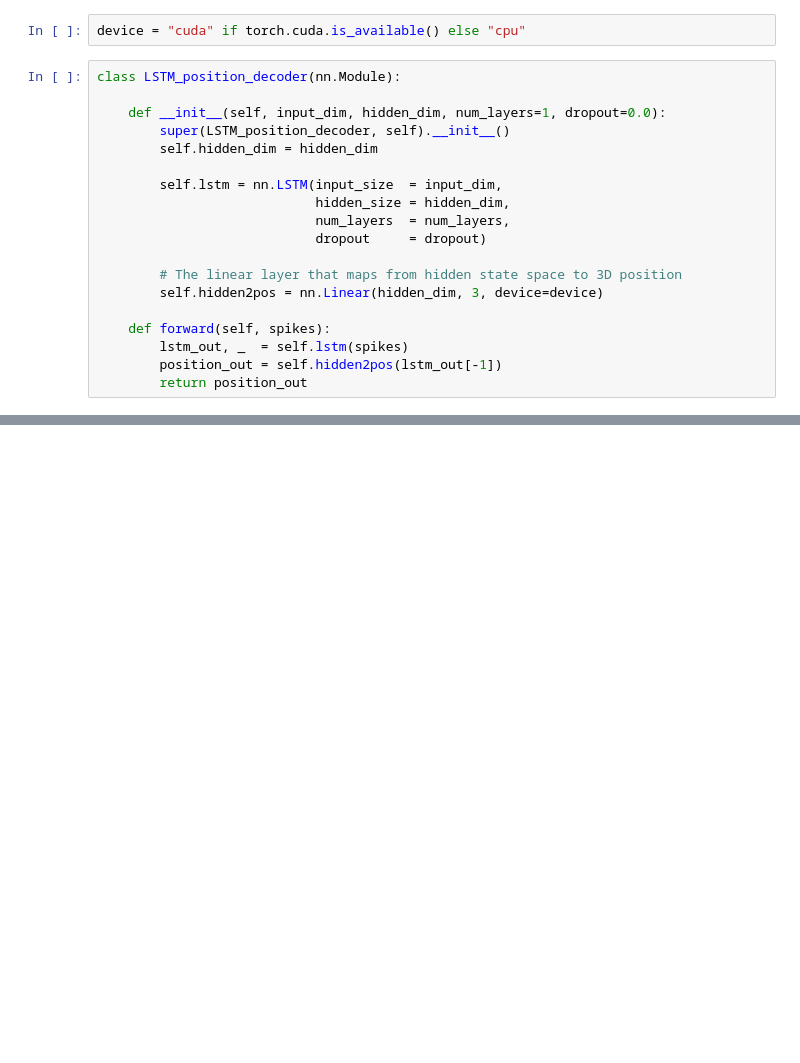
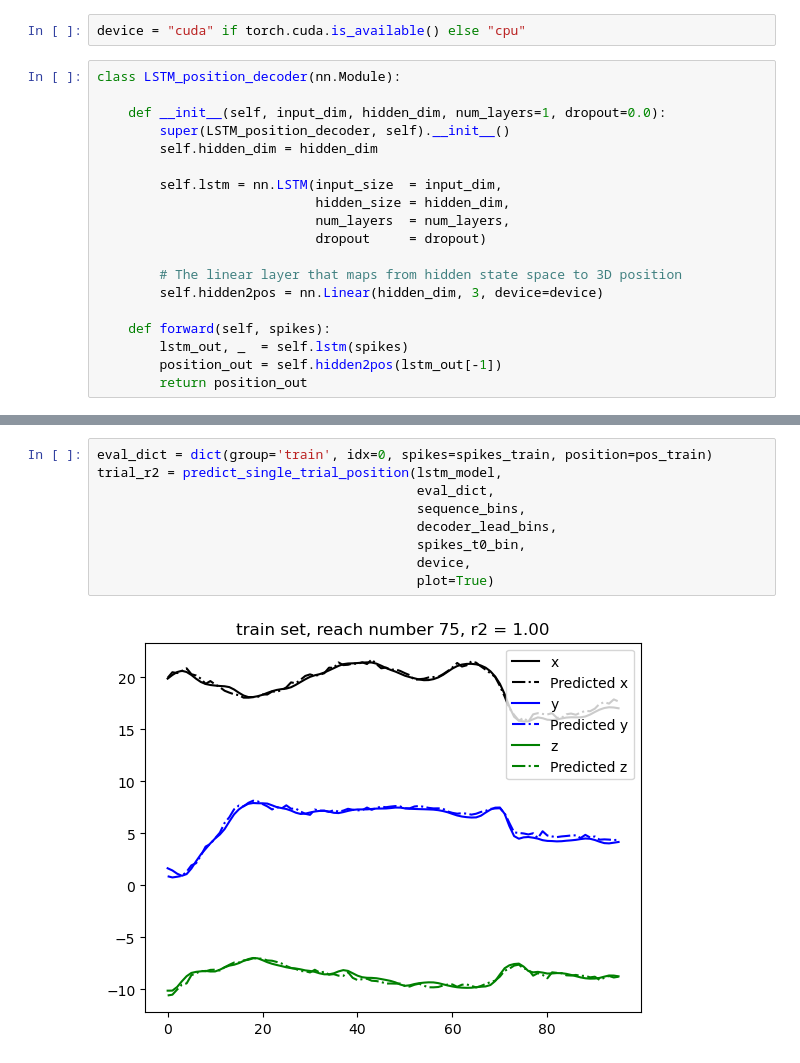
Before and after one commit to daltondm/decoding_movement_from_neural_spiking_data, a Jupyter notebook: decoding_movment_with_LSTMs.ipynb, the cells around one changed output, grey strips where cells are left out. Drawn from its saved outputs; the diff is of its cells as text; blank space fills up the shorter version.

```diff
--- a/decoding_movment_with_LSTMs.ipynb
+++ b/decoding_movment_with_LSTMs.ipynb
@@ -226 +306,12 @@ KeyboardInterrupt:
+# %%
+eval_dict = dict(group='train', idx=0, spikes=spikes_train, position=pos_train)
+trial_r2 = predict_single_trial_position(lstm_model,
+                                         eval_dict,
+                                         sequence_bins,
+                                         decoder_lead_bins,
+                                         spikes_t0_bin,
+                                         device,
+                                         plot=True)
+# %% [output]
+[figure, added]
 # %%
```
Also changed, not shown: parts of 14 cells of this notebook, 1 other file.
